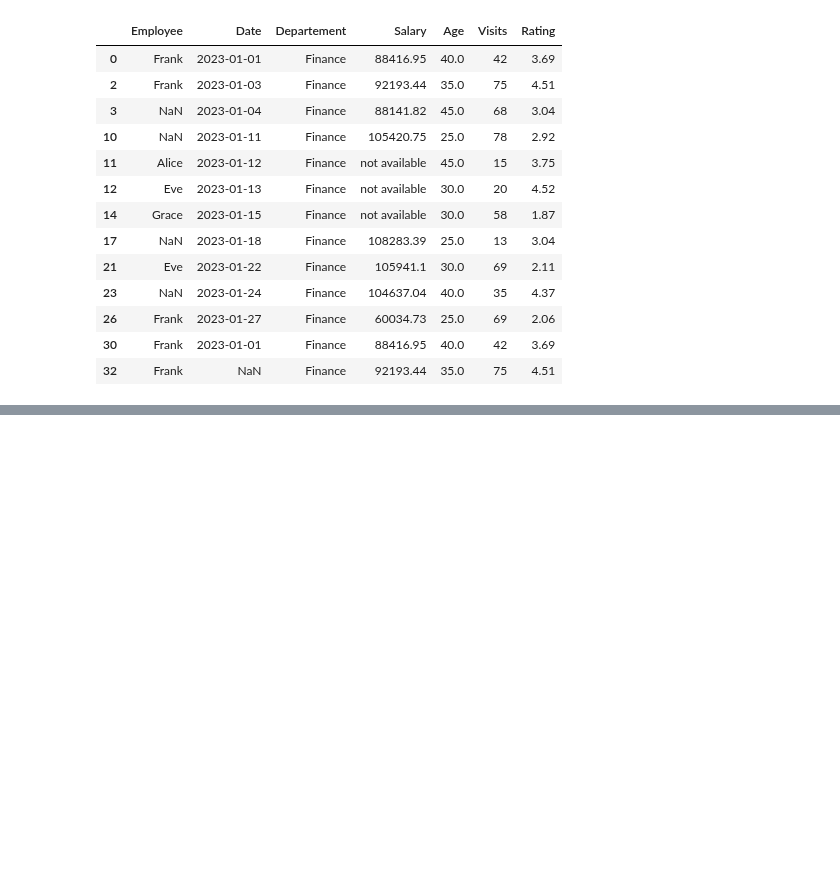
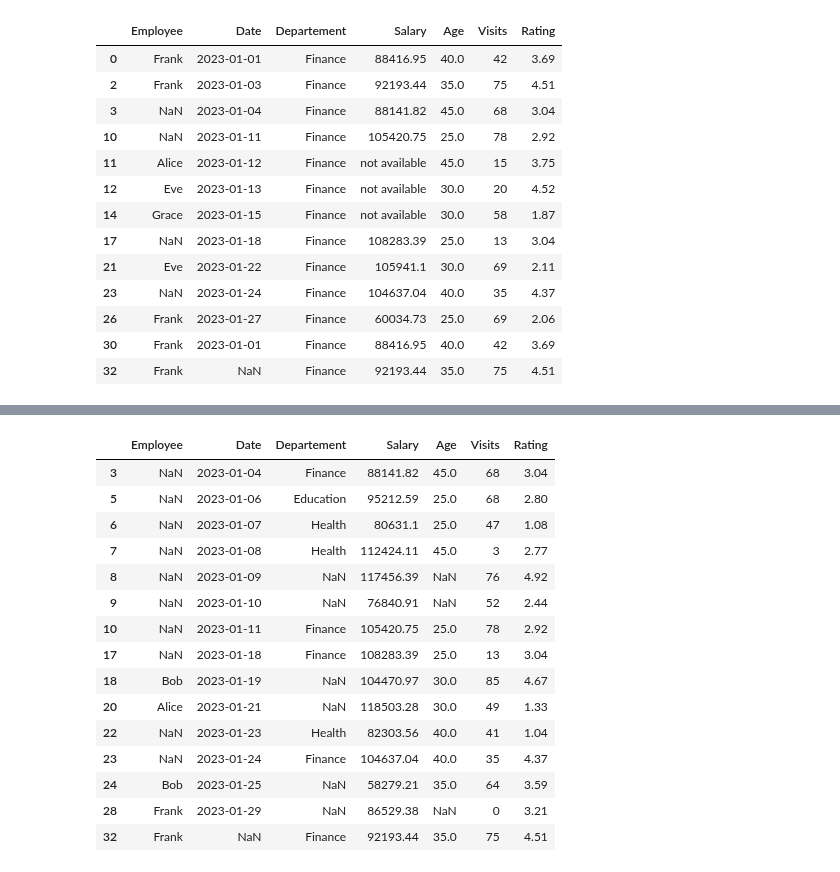
Before and after one commit to nevillemakoyi/Pandas_basic, a Jupyter notebook: notebooks/3 - data cleaning avec pandas - Exercice - élève .ipynb, the cells around one changed output, grey strips where cells are left out. Cells and saved outputs as stored; diff of their text form; code cells hidden in the pictures; blank space fills up the shorter version.

```diff
--- a/notebooks/3 - data cleaning avec pandas - Exercice - élève .ipynb
+++ b/notebooks/3 - data cleaning avec pandas - Exercice - élève .ipynb
@@ -331,0 +426,19 @@ df [df['Departement'] == 'Finance']
+# %%
+df [ df.isna().any(axis=1) ]
+# %% [output]
+|  | Employee | Date | Departement | Salary | Age | Visits | Rating |
+| 3 | NaN | 2023-01-04 | Finance | 88141.82 | 45.0 | 68 | 3.04 |
+| 5 | NaN | 2023-01-06 | Education | 95212.59 | 25.0 | 68 | 2.80 |
+| 6 | NaN | 2023-01-07 | Health | 80631.1 | 25.0 | 47 | 1.08 |
+| 7 | NaN | 2023-01-08 | Health | 112424.11 | 45.0 | 3 | 2.77 |
+| 8 | NaN | 2023-01-09 | NaN | 117456.39 | NaN | 76 | 4.92 |
+| 9 | NaN | 2023-01-10 | NaN | 76840.91 | NaN | 52 | 2.44 |
+| 10 | NaN | 2023-01-11 | Finance | 105420.75 | 25.0 | 78 | 2.92 |
+| 17 | NaN | 2023-01-18 | Finance | 108283.39 | 25.0 | 13 | 3.04 |
+| 18 | Bob | 2023-01-19 | NaN | 104470.97 | 30.0 | 85 | 4.67 |
+| 20 | Alice | 2023-01-21 | NaN | 118503.28 | 30.0 | 49 | 1.33 |
+| 22 | NaN | 2023-01-23 | Health | 82303.56 | 40.0 | 41 | 1.04 |
+| 23 | NaN | 2023-01-24 | Finance | 104637.04 | 40.0 | 35 | 4.37 |
+| 24 | Bob | 2023-01-25 | NaN | 58279.21 | 35.0 | 64 | 3.59 |
+| 28 | Frank | 2023-01-29 | NaN | 86529.38 | NaN | 0 | 3.21 |
+| 32 | Frank | NaN | Finance | 92193.44 | 35.0 | 75 | 4.51 |
```
Also changed, not shown: parts of 8 cells of this notebook.
